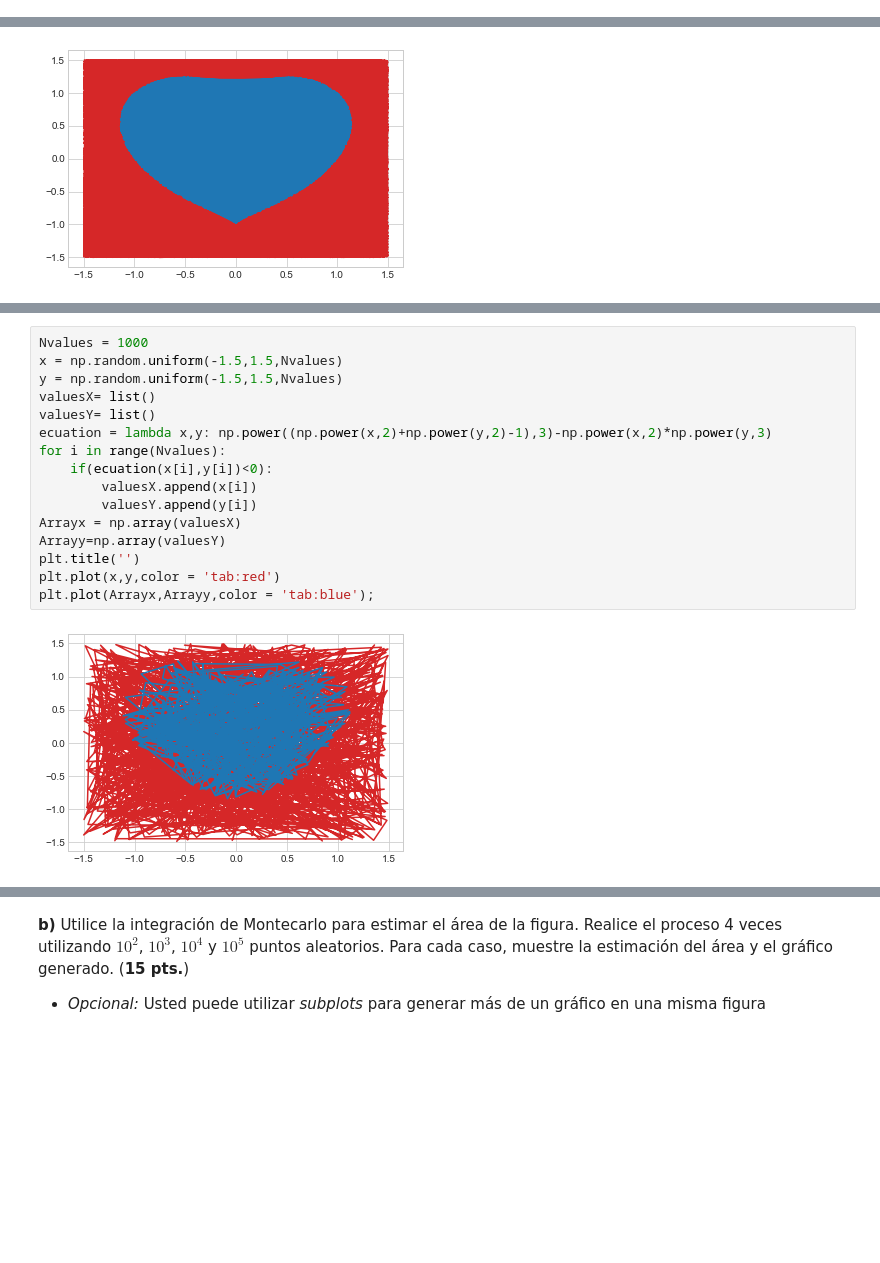
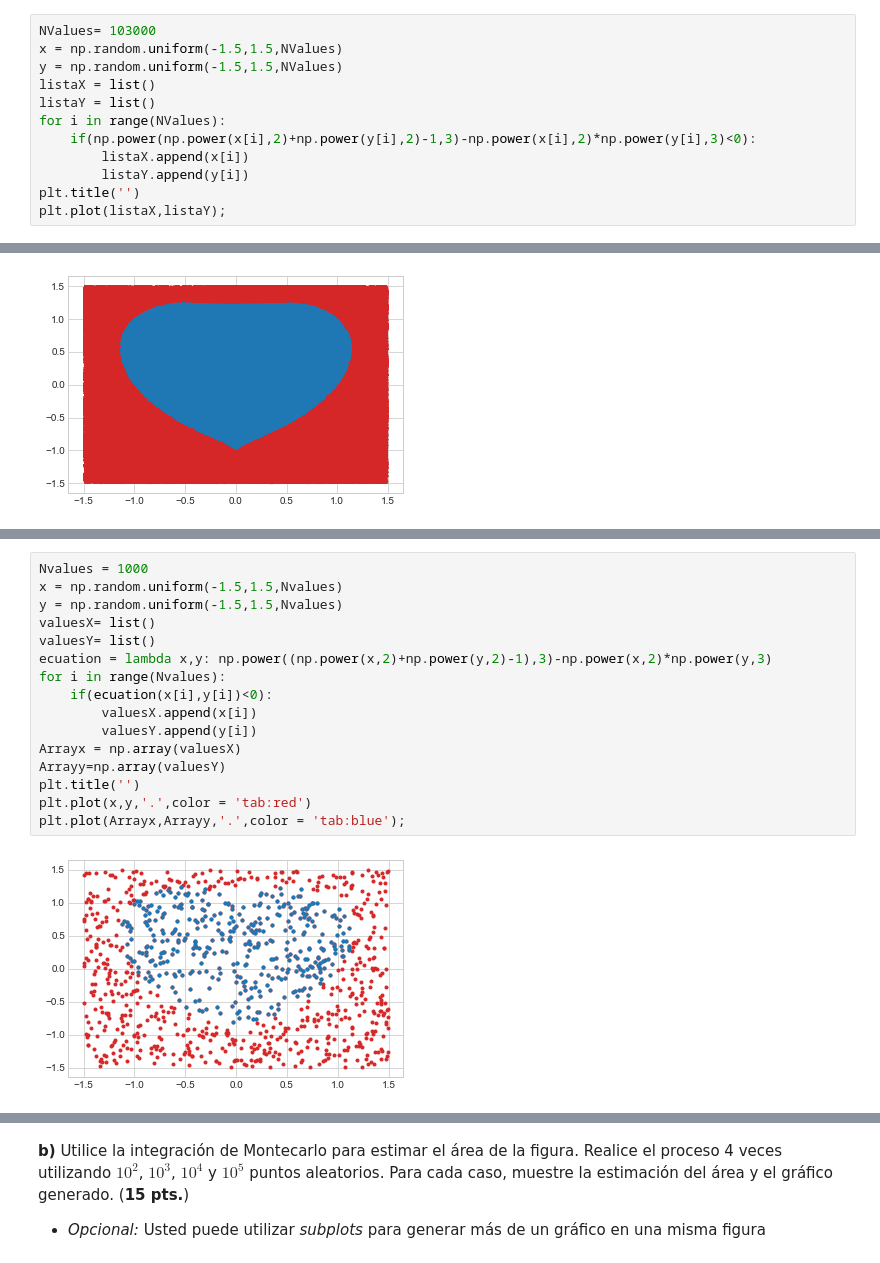
Before and after one commit to Camilo-Duque98/EstadisticaComputacional, a Jupyter notebook: leq1/lec-1.ipynb, the cells around one changed output, grey strips where cells are left out. Cells and saved outputs as stored; diff of their text form; blank space fills up the shorter version.

```diff
--- a/leq1/lec-1.ipynb
+++ b/leq1/lec-1.ipynb
@@ -290,3 +290,15 @@ Considere la figura descrita por la siguiente ecuación: $$(x^2+y^2-1)^3-x^2y^3=
 * *Hint 1*: Utilice la desigualdad $(x^2+y^2-1)^3-x^2y^3<0$) 💟
 * *Hint 2*: La función `np.random.uniform()` le será de utilidad.
 * *Hint 3*: Usted puede utilizar `plt.plot()` más de una vez, de forma de graficar más de una cosa en un mismo gráfico.
+# %%
+NValues= 103000
+x = np.random.uniform(-1.5,1.5,NValues)
+y = np.random.uniform(-1.5,1.5,NValues)
+listaX = list()
+listaY = list()
+for i in range(NValues):
+    if(np.power(np.power(x[i],2)+np.power(y[i],2)-1,3)-np.power(x[i],2)*np.power(y[i],3)<0):
+        listaX.append(x[i])
+        listaY.append(y[i])
+plt.title('')
+plt.plot(listaX,listaY);
@@ -327,21 +341,21 @@ plt.plot(Arrayx,Arrayy,color = 'tab:blue');
 # %%
 Nvalues = 1000
 x = np.random.uniform(-1.5,1.5,Nvalues)
 y = np.random.uniform(-1.5,1.5,Nvalues)
 valuesX= list()
 valuesY= list()
 ecuation = lambda x,y: np.power((np.power(x,2)+np.power(y,2)-1),3)-np.power(x,2)*np.power(y,3)
 for i in range(Nvalues):
     if(ecuation(x[i],y[i])<0):
         valuesX.append(x[i])
         valuesY.append(y[i])
 Arrayx = np.array(valuesX)
 Arrayy=np.array(valuesY)
 plt.title('')
-plt.plot(x,y,color = 'tab:red')
-plt.plot(Arrayx,Arrayy,color = 'tab:blue');
+plt.plot(x,y,'.',color = 'tab:red')
+plt.plot(Arrayx,Arrayy,'.',color = 'tab:blue');
 # %% [output]
-[figure, old version]
+[figure, new version]
 # %%
 Nvalues = 10000
 x = np.random.uniform(-1.5,1.5,Nvalues)
```
Also changed, not shown: parts of 14 cells of this notebook.
